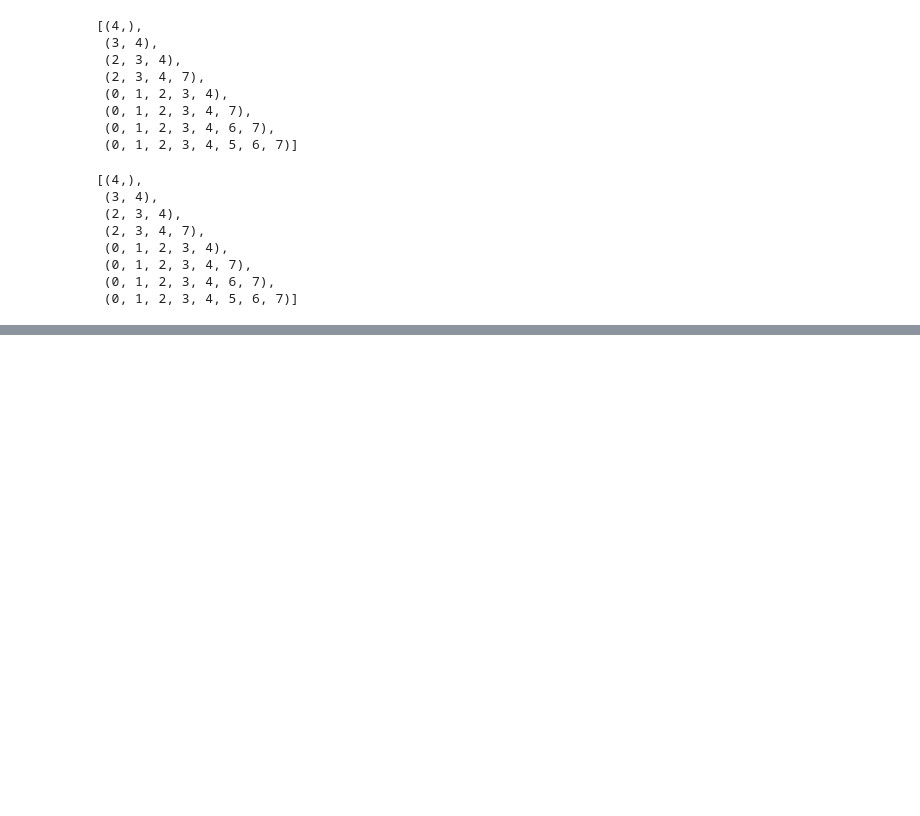
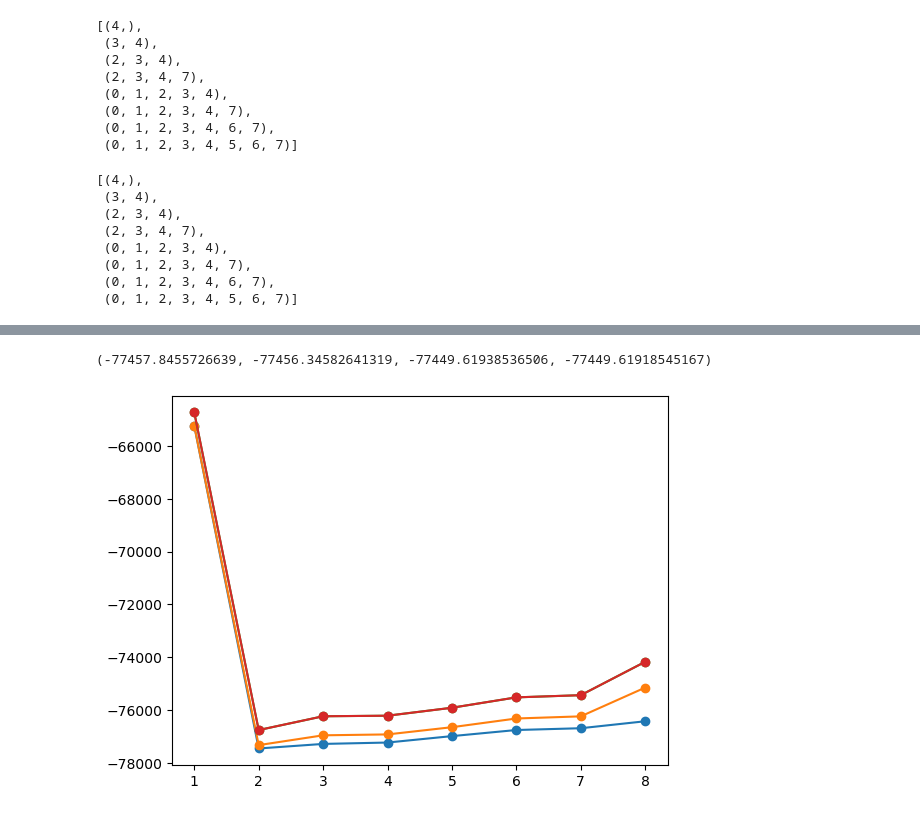
Before and after one commit to Pongpisit-Thanasutives/UBIC-play, a Jupyter notebook: Examples/Burgers-skscope.ipynb, the cells around one changed output, grey strips where cells are left out. Cells and saved outputs as stored; diff of their text form; code cells hidden in the pictures; blank space fills up the shorter version.

```diff
--- a/Examples/Burgers-skscope.ipynb
+++ b/Examples/Burgers-skscope.ipynb
@@ -347,0 +525,14 @@ best_subsets
+# %%
+N = len(y_pre)
+beta = np.linalg.lstsq(exog, y_pre)[0]
+rss = ((y_pre-exog@beta)**2).sum()
+# rss = np.sum(m_res.resid**2)
+
+icomp0 = N*np.log(2*np.pi) + N*np.log(rss/N) + N + 2*C0
+icomp1 = N*np.log(2*np.pi) + N*np.log(rss/N) + N + 2*C1
+icomp_IFIM = N*np.log(2*np.pi) + N*np.log(rss/N) + N + 2*C_IFIM
+icomp_COV = N*np.log(2*np.pi) + N*np.log(rss/N) + N + 2*C_COV
+icomps = (icomp0, icomp1, icomp_IFIM, icomp_COV)
+icomps
+# %% [output]
+(-77457.8455726639, -77456.34582641319, -77449.61938536506, -77449.61918545167)
@@ -347,0 +548,43 @@ best_subsets
+# %%
+# Informational complexity criteria for data-driven PDE discovery
+# Input exog, y_pre, a_n,
+tau = 2
+a_n = np.log(len(y_pre))**tau # 1, ..., len(y_pre)
+icomps = []
+for idx in range(len(best_subsets)):
+    exog = X_pre[:, best_subsets[idx]]
+    m = sm.OLS(y_pre, exog)
+    m_res = m.fit()
+    q = m.rank; N = len(y_pre)
+    rss = np.sum(m_res.resid**2)
+    # S = exog.T@exog
+    # S_inv = np.linalg.inv(S) # np.linalg.pinv(S, hermitian=True)
+    S_inv = m_res.cov_params(scale=1) # (scale) * (X.T X)^(-1)
+
+    C0 = np.trace(np.log(S_inv))-np.log(np.linalg.det(S_inv))
+    C1 = q*np.log(np.trace(S_inv)/q)-np.log(np.linalg.det(S_inv))
+    C_IFIM = (q+1)*np.log((np.trace(S_inv) + 2*rss/N)/(q+1)) - \
+                np.log(np.linalg.det(S_inv)) - np.log(2*rss/N)
+    C_COV = (q+1)*np.log((np.trace(S_inv) + 2*rss*(N-q)/(N**2))/(q+1)) - \
+                np.log(np.linalg.det(S_inv)) - np.log(2*rss*(N-q)/(N**2))
+
+    C0 = C0/2
+    C1 = C1/2
+    C_IFIM = C_IFIM/2
+    C_COV = C_COV/2
+
+    llf = m_res.llf
+
+    # 'CO', 'C1', 'IFIM', 'COV'
+    icomp = [-2*llf + 2*a_n*C0, -2*llf + 2*a_n*C1, -2*llf + 2*a_n*C_IFIM, -2*llf + 2*a_n*C_COV]
+    icomps.append(icomp)
+
+icomps = np.array(icomps).T
+# %%
+plt.plot(complexities, icomps[0], '-o')
+plt.plot(complexities, icomps[1], '-o')
+plt.plot(complexities, icomps[2], '-o')
+plt.plot(complexities, icomps[3], '-o')
+plt.show()
+# %% [output]
+[figure, added]
```
Also changed, not shown: parts of 20 cells of this notebook.
